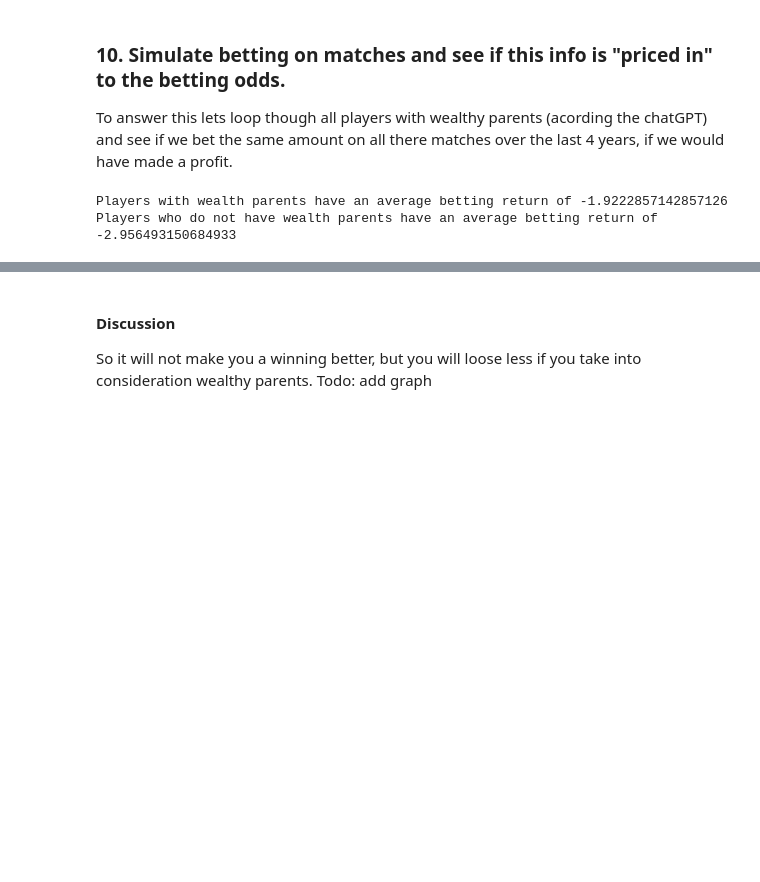
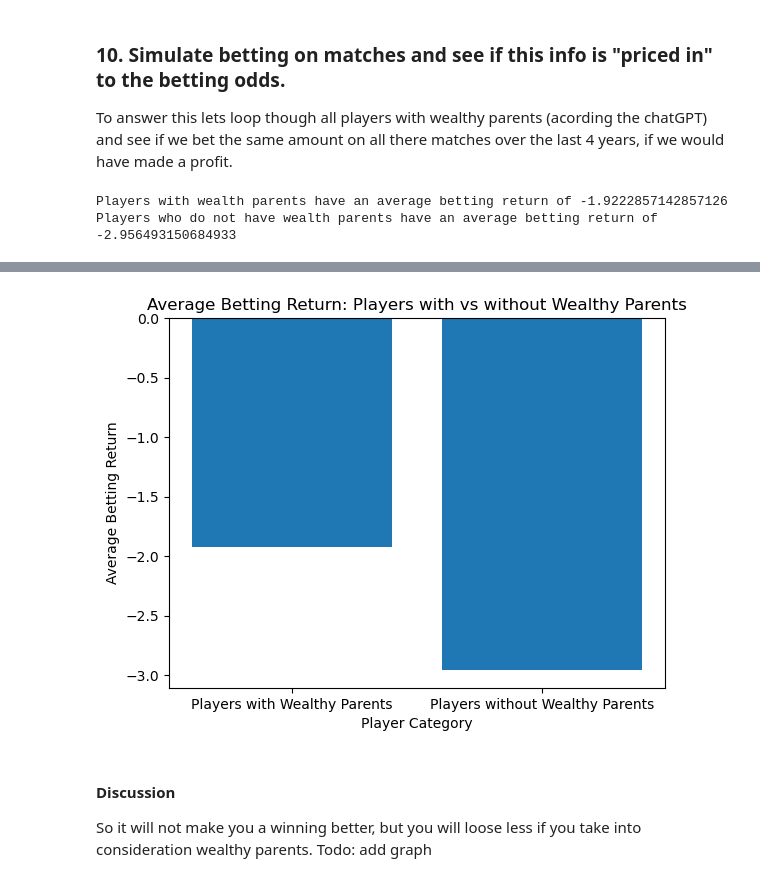
Before and after one commit to mmmcustard/analytics158739, a Jupyter notebook: 158739Assignment4.ipynb, the cells around one changed output, grey strips where cells are left out. Saved outputs shown, nothing was run; the diff lists cells and outputs as text; code cells hidden in the pictures; blank space fills up the shorter version.

```diff
--- a/158739Assignment4.ipynb
+++ b/158739Assignment4.ipynb
@@ -699,16 +699,3 @@ print("Players who do not have wealth parents have an average betting return of
 # %% [output]
 Players with wealth parents have an average betting return of -1.9222857142857126
 Players who do not have wealth parents have an average betting return of -2.956493150684933
-# %%
-# Visualizations to show how wealthy tennis players families are compared to the general population
-
-# Calculate average betting returns
-average_betting_return_wealthy_parents = wealthy_parents_players_df["bet_return"].mean()
-average_betting_return_not_wealthy_parents = not_wealth_parents_players_df["bet_return"].mean()
-
-# bar plot
-plt.bar(['Wealthy Parents', 'Not Wealthy Parents'], [average_betting_return_wealthy_parents, average_betting_return_not_wealthy_parents])
-plt.xlabel('Parental Wealth')
-plt.ylabel('Average Betting Return')
-plt.title('Average Betting Return by Parental Wealth')
-plt.show()
@@ -728,3 +713,17 @@ plt.show()
+# %%
+# Visualization to show if wealthy parents are priced into the odds.
+
+# Bar plot for average betting return
+x = ['Players with Wealthy Parents', 'Players without Wealthy Parents']
+y = [average_betting_return_wealthy_parents, average_betting_return_not_wealthy_parents]
+
+plt.bar(x, y)
+plt.xlabel('Player Category')
+plt.ylabel('Average Betting Return')
+plt.title('Average Betting Return: Players with vs without Wealthy Parents')
+plt.show()
+# %% [output]
+[figure, added]
 # %% [markdown]
 #### Discussion
 So it will not make you a winning better, but you will loose less if you take into consideration wealthy parents.
```
Also changed, not shown: parts of 25 cells of this notebook.
